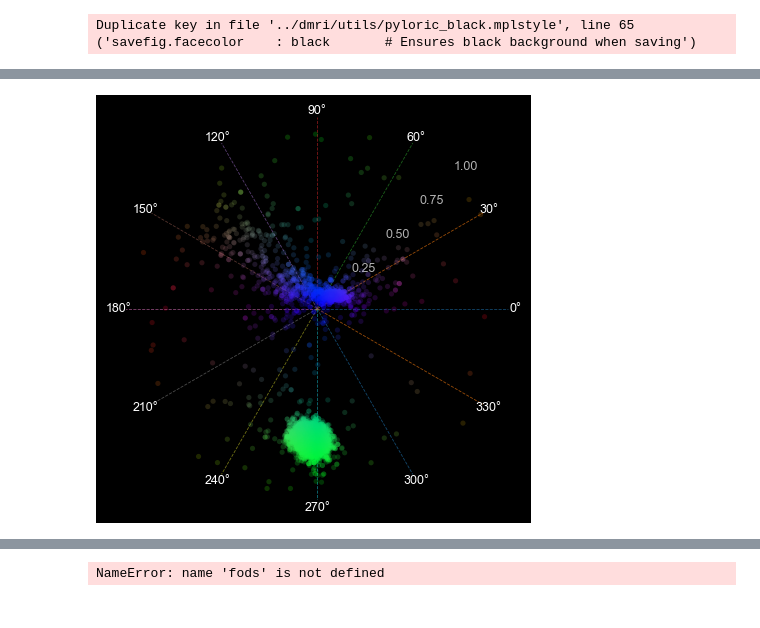
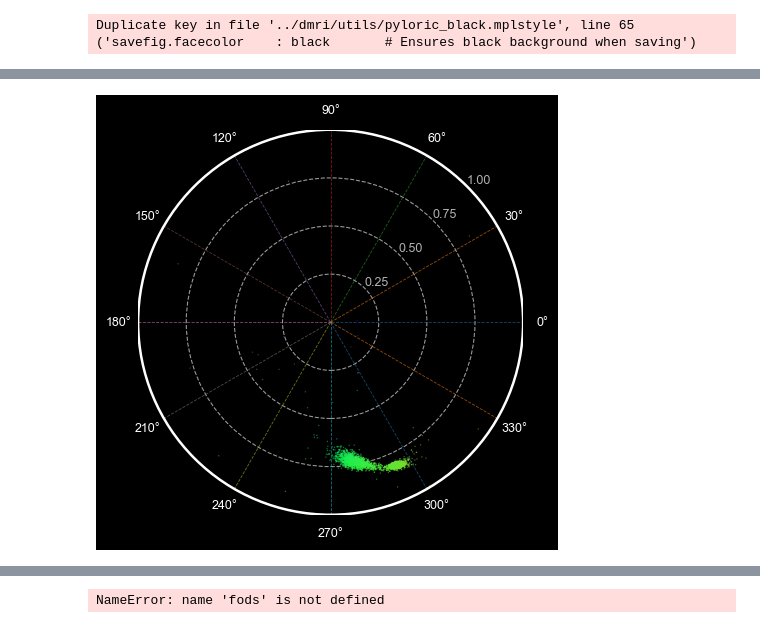
Before and after one commit to mackelab/dmri, a Jupyter notebook: notebooks/eval_parameter_inference.ipynb, the cells around one changed output, grey strips where cells are left out. Cells and saved outputs as stored; diff of their text form; code cells hidden in the pictures.

```diff
--- a/notebooks/eval_parameter_inference.ipynb
+++ b/notebooks/eval_parameter_inference.ipynb
@@ -46,6 +43,14 @@ p_mask,masks, theta, x_os, acq,_ = jax.vmap(simulator[0])(jax.random.split(jax.r
+# %%
+acq = out["acq"]
+p_mask = out["mask_prior"]
+masks = out["model_mask"]
+theta = out["theta"]
+x_os = out["x"]
+#score = out["target_score"]
 # %%
 #idx = 37
-idx = 42
+#idx = 42
+idx=41
 print(masks[idx])
 print(acq.qvals[idx])
 plt.plot(x_os[idx])
@@ -67,6 +72,6 @@ plt.plot(x_os[idx])
 # %%
 from functools import partial
-sample_fn = jax.jit(jax.vmap(partial(model.sample_theta, num_steps=64, max_noise=80, min_noise=0.01, model_mask=masks[idx], sample_method="ode", rho=5), in_axes=(0,None, None)))
+sample_fn = jax.jit(jax.vmap(partial(model.sample_theta, num_steps=128, max_noise=80, min_noise=0.0001, model_mask=masks[idx], sample_method="ode", rho=5), in_axes=(0,None, None)))
 # %%
 thetas_post = sample_fn(jax.random.split(jax.random.key(0), 10_000), jax.tree_util.tree_map(lambda x: x[idx], acq), x_os[idx])
 # %%
@@ -103,7 +108,7 @@ from blackjax import mala
 @jax.jit
 def smc(thetas):
     hmc_kernel = hmc.build_kernel()
-    hmc_kernel = partial(hmc_kernel, step_size=0.005, num_integration_steps=20, inverse_mass_matrix=jnp.ones(thetas.shape[1]))
+    hmc_kernel = partial(hmc_kernel, step_size=0.002, num_integration_steps=20, inverse_mass_matrix=jnp.ones(thetas.shape[1]))
 
     resampling_fn = systematic
 
@@ -464,7 +328,7 @@ plot_stereographic_scatter(dirs[:, 2], axial=True, angle_step=30, ring_radii=(0.
 # %%
-plot_stereographic_scatter(samples_mixed, axial=True, angle_step=30, ring_radii=(0.25, 0.5, 0.75, 1.0), s=14, point_alpha=0.2, point_color="orientation", edge=False)
+plot_stereographic_scatter(samples_mixed[:10_000], axial=True, angle_step=30, ring_radii=(0.25, 0.5, 0.75, 1.0), s=1, point_alpha=0.5, point_color="orientation", edge=False)
 # %% [output]
-[figure, old version]
+[figure, new version]
 # %%
 %matplotlib inline
 import matplotlib.pyplot as plt
```
Also changed, not shown: parts of 32 cells of this notebook, 1 other file.
